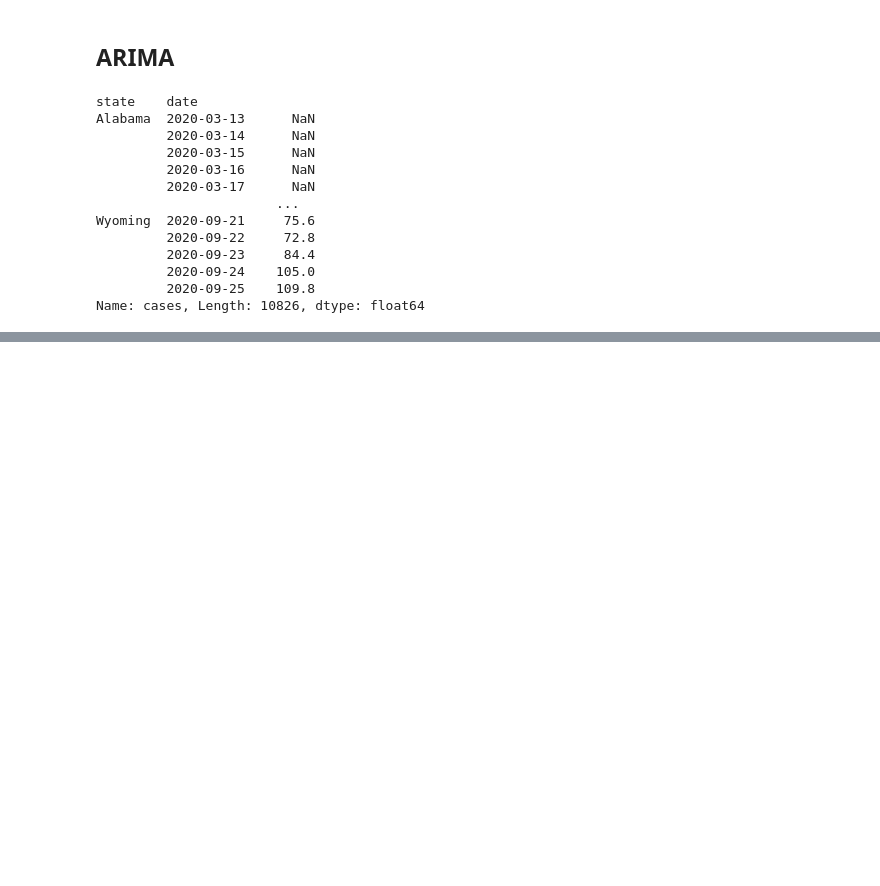
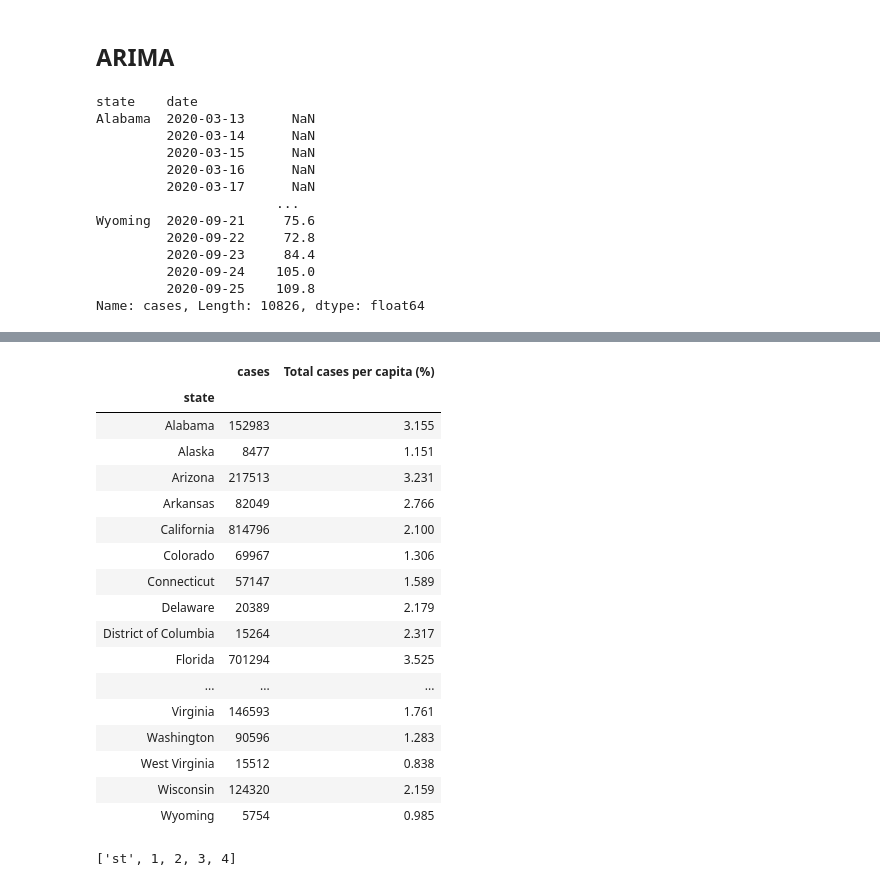
Before and after one commit to kmair/covid-usa, a Jupyter notebook: Main.ipynb, the cells around one changed output, grey strips where cells are left out. Drawn from its saved outputs; the diff is of its cells as text; code cells hidden in the pictures; blank space fills up the shorter version.

```diff
--- a/Main.ipynb
+++ b/Main.ipynb
@@ -271,0 +491,21 @@ output = ARIMA_forecast(state_df.cases, 0.9, **{'mode':'All'})
+# %%
+latest_df.round(decimals=3)
+# %% [output]
+|  | cases | Total cases per capita (%) |
+| state |  |  |
+| Alabama | 152983 | 3.155 |
+| Alaska | 8477 | 1.151 |
+| Arizona | 217513 | 3.231 |
+| Arkansas | 82049 | 2.766 |
+| California | 814796 | 2.100 |
+| Colorado | 69967 | 1.306 |
+| Connecticut | 57147 | 1.589 |
+| Delaware | 20389 | 2.179 |
+| District of Columbia | 15264 | 2.317 |
+| Florida | 701294 | 3.525 |
+| ... | ... | ... |
+| Virginia | 146593 | 1.761 |
+| Washington | 90596 | 1.283 |
+| West Virginia | 15512 | 0.838 |
+| Wisconsin | 124320 | 2.159 |
+| Wyoming | 5754 | 0.985 |
@@ -271,0 +516,4 @@ output = ARIMA_forecast(state_df.cases, 0.9, **{'mode':'All'})
+# %%
+l
+# %% [output]
+['st', 1, 2, 3, 4]
```
Also changed, not shown: parts of 18 cells of this notebook, 1 other file.
